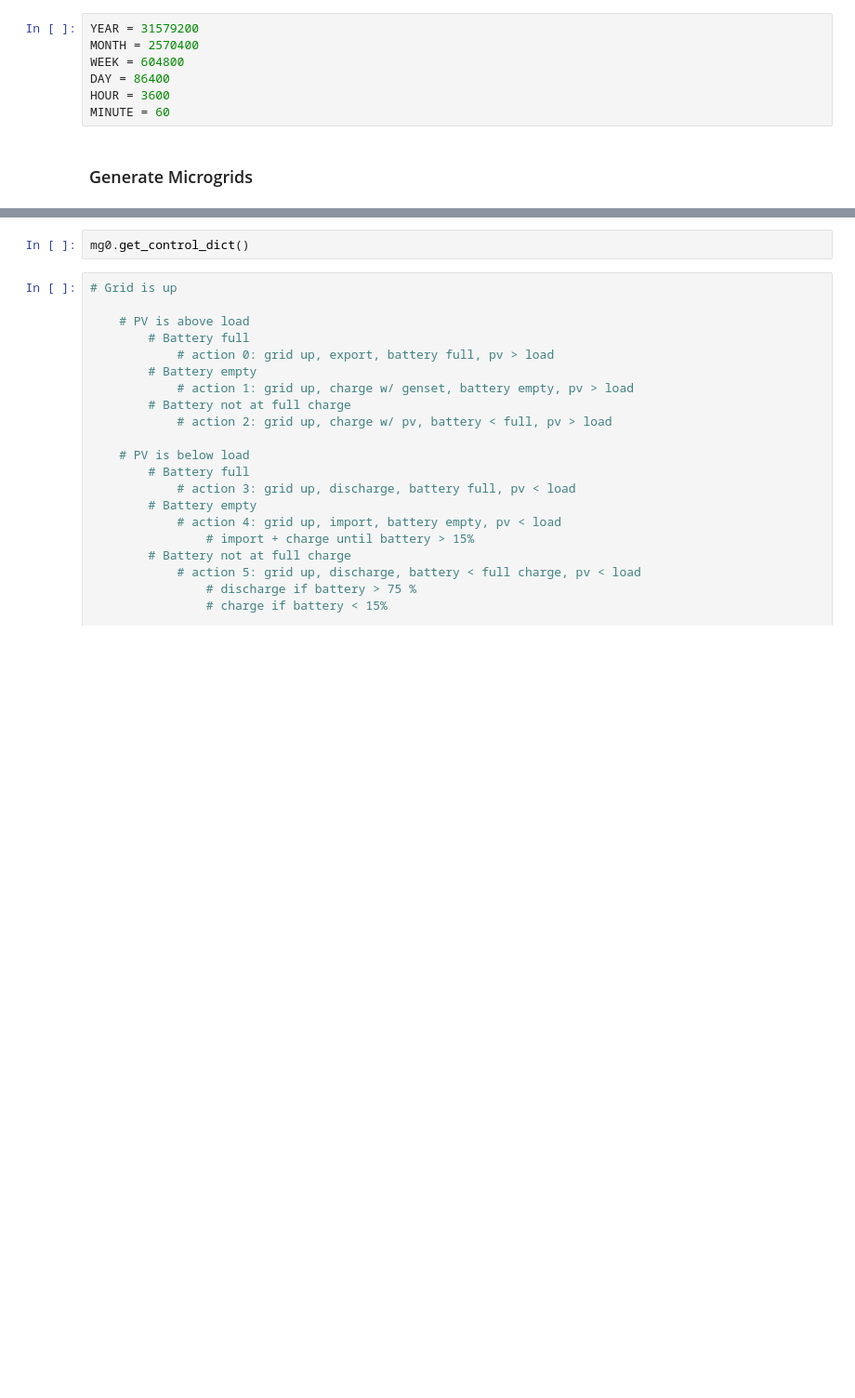
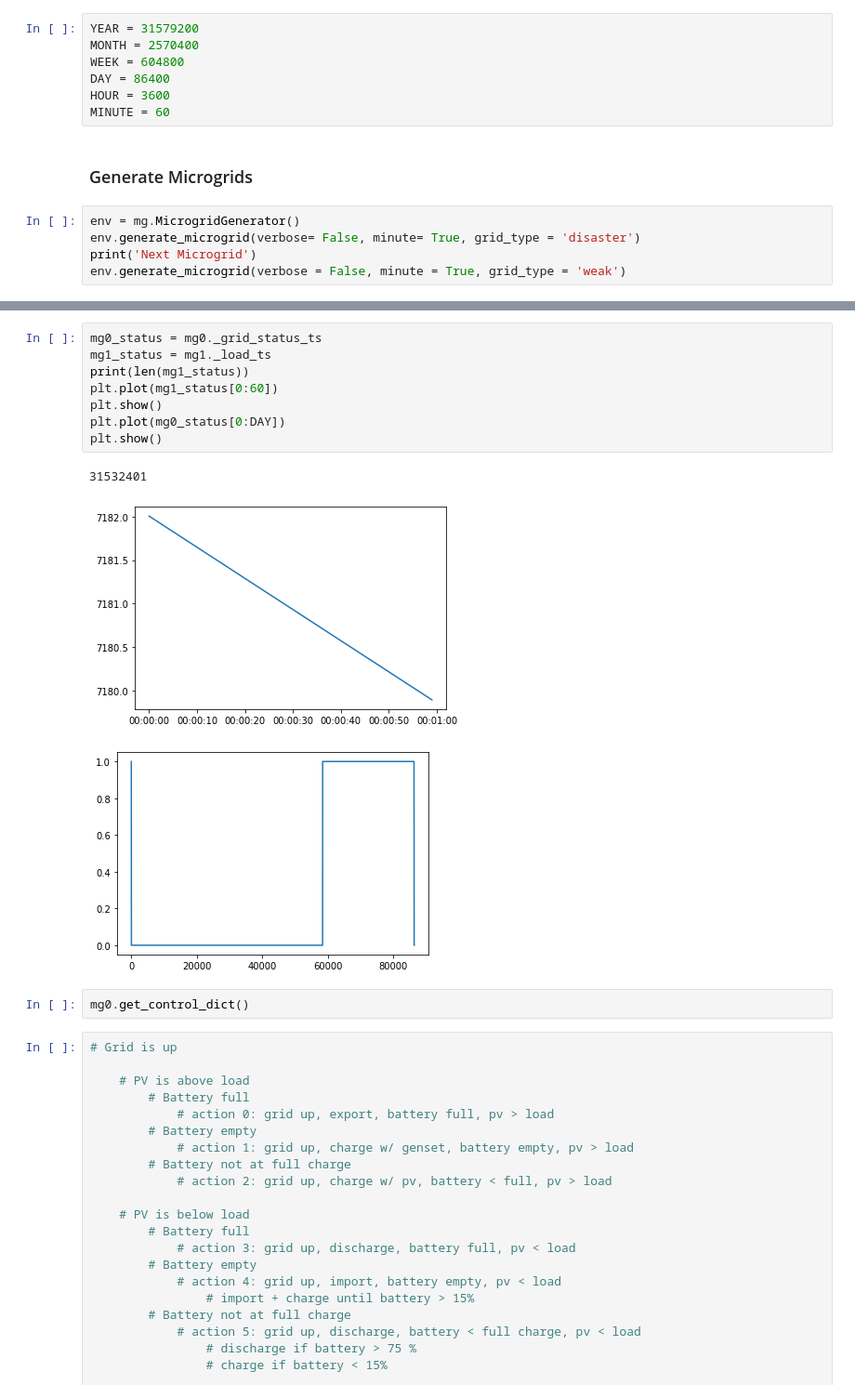
Before and after one commit to RegisterSalad/Microgrid_Storage_Module, a Jupyter notebook: Machine Learning Code/Power Management RL.ipynb, the cells around one changed output, grey strips where cells are left out. Shown at 93% size. Cells and saved outputs as stored; diff of their text form; blank space fills up the shorter version.

```diff
--- a/Machine Learning Code/Power Management RL.ipynb
+++ b/Machine Learning Code/Power Management RL.ipynb
@@ -23,3 +21,8 @@ HOUR = 3600
 MINUTE = 60
 # %% [markdown]
 ### Generate Microgrids
+# %%
+env = mg.MicrogridGenerator()
+env.generate_microgrid(verbose= False, minute= True, grid_type = 'disaster')
+print('Next Microgrid')
+env.generate_microgrid(verbose = False, minute = True, grid_type = 'weak')
@@ -31,3 +58,15 @@ mg1 = env.microgrids[1]
+# %%
+mg0_status = mg0._grid_status_ts
+mg1_status = mg1._load_ts
+print(len(mg1_status))
+plt.plot(mg1_status[0:60])
+plt.show()
+plt.plot(mg0_status[0:DAY])
+plt.show()
+# %% [output]
+31532401
+[figure, added]
+[figure, added]
 # %%
 mg0.get_control_dict()
 # %%
```
Also changed, not shown: parts of 6 cells of this notebook, 3 other files.
